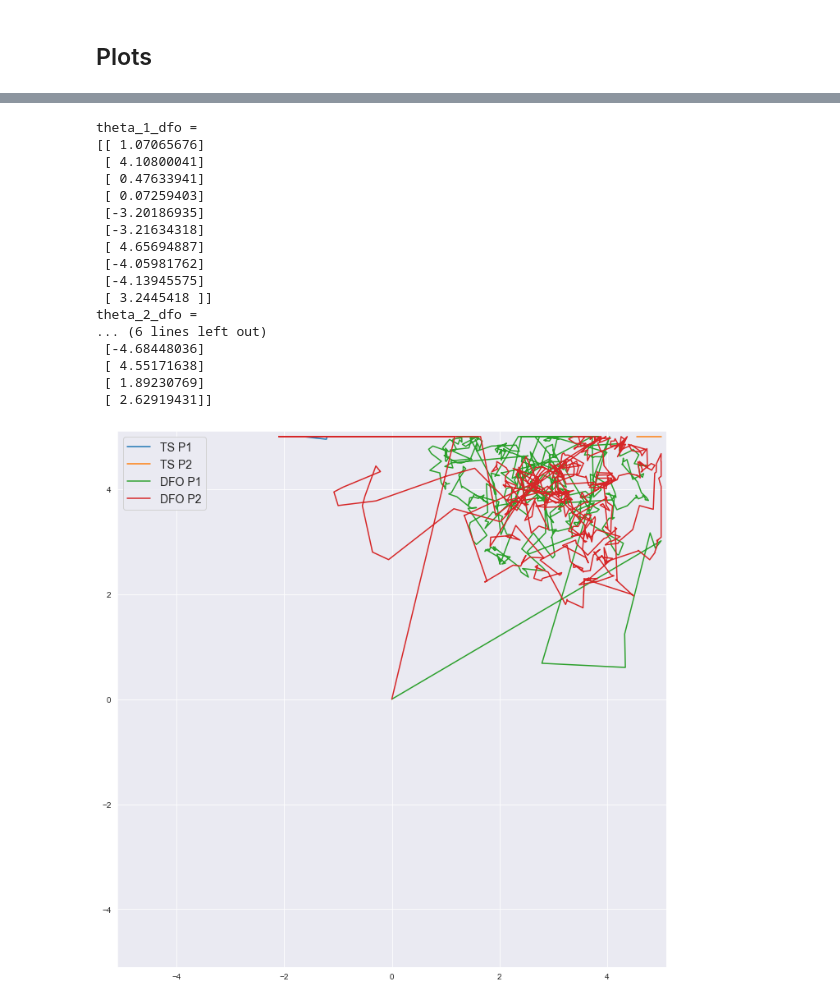
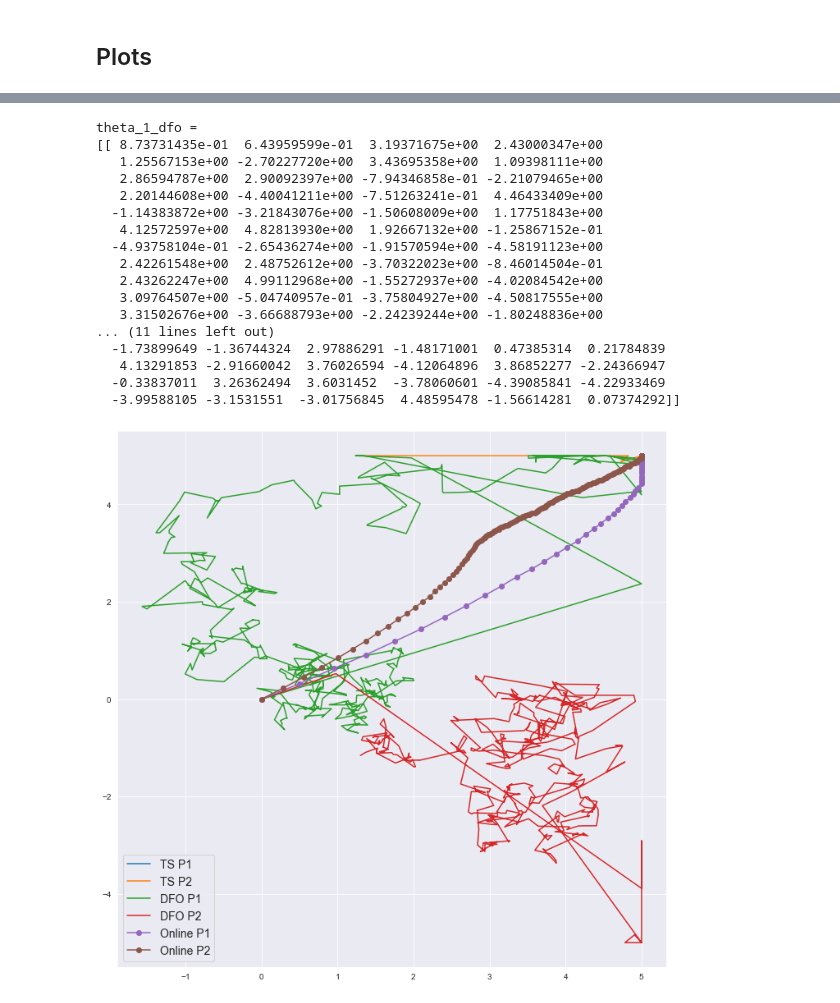
Before and after one commit to evanjfaulkner/DD-Games, a Jupyter notebook: Uber Lyft Simulation/Uber_vs_Lyft_sim.ipynb, the cells around one changed output, grey strips where cells are left out. Saved outputs shown, nothing was run; the diff lists cells and outputs as text; code cells hidden in the pictures.

Commit message:
online player and toy example

```diff
--- a/Uber Lyft Simulation/Uber_vs_Lyft_sim.ipynb
+++ b/Uber Lyft Simulation/Uber_vs_Lyft_sim.ipynb
@@ -54,14 +78,15 @@ np.random.seed(37)
 # %% [markdown]
 # Configurations
 # %%
-x = [17,2]  # [time, distance]
-g_uber = np.sum(g[np.where(cab_types_=='Uber'),:,:,np.where(distances_==x[1])], axis=3).reshape((-1,1))
-g_lyft = np.sum(g[np.where(cab_types_=='Lyft'),:,:,np.where(distances_==x[1])], axis=3).reshape((-1,1))
+g_uber = g[np.where(cab_types_=='Uber'),:,:].squeeze().reshape(-1,1)
+g_lyft = g[np.where(cab_types_=='Lyft'),:,:].squeeze().reshape(-1,1)
 
-prices_ = prices_.reshape((-1,1))
+prices_ = np.array([5*(i+1) for i in range(5)])
+prices_ = (prices_.reshape((-1,1))*np.ones((len(prices_),len(sources_)))).reshape(-1,1)
 
-print(f'g_uber = \n{g_uber}')
-print(f'g_lyft = \n{g_lyft}')
+# print(f'g_uber = \n{g_uber}')
+# print(f'g_lyft = \n{g_lyft}')
+# print(prices_)
 
 d_1 = len(g_uber)  # Dimension of each player's data/strategy
 d_2 = len(g_lyft)
@@ -77,7 +102,7 @@ gamma_p1 = 0.02*g_uber
 mu_p2 = -0.07*g_lyft
 gamma_p2 = 0.02*g_lyft
 
-print(f'mu_1 = \n{mu_p1}')
-print(f'gamma_1 = \n{gamma_p1}')
-print(f'mu_2 = \n{mu_p2}')
-print(f'gamma_2 = \n{gamma_p2}')
+# print(f'mu_1 = \n{mu_p1}')
+# print(f'gamma_1 = \n{gamma_p1}')
+# print(f'mu_2 = \n{mu_p2}')
+# print(f'gamma_2 = \n{gamma_p2}')
@@ -186,7 +193,7 @@ theta_final_p3 = []
 theta_final_p4 = []
 
 delta = 4e-1
-eta = 1e-1
+eta = 1e-2#1e-1 best so far
 num_test_dfo = 100
 num_rounds = num_rounds_lst[-1]
 
@@ -237,9 +244,9 @@ for i in trange(math.ceil(num_rounds/2/num_test_dfo)+1):
         theta_final_p3.append(game_dfo.theta_p1)
         theta_final_p4.append(game_dfo.theta_p2)
 
-        if False:
+        if True:
             print("---------------------")
-            print(f"Iteration {i}")
+            print(f"Iteration {i*2*num_test_dfo}")
             print("Player 3 risk:")
             print(p3_risks[-1])
 
@@ -372,41 +554,45 @@ theta_2_ts =
 # %%
-print(f'theta_1_dfo = \n{game_dfo.theta_p1}')
-print(f'theta_2_dfo = \n{game_dfo.theta_p2}')
+print(f'theta_1_dfo = \n{game_dfo.theta_p1.T}')
+print(f'theta_2_dfo = \n{game_dfo.theta_p2.T}')
 # %% [output]
 theta_1_dfo =
-[[ 1.07065676]
- [ 4.10800041]
- [ 0.47633941]
- [ 0.07259403]
- [-3.20186935]
- [-3.21634318]
- [ 4.65694887]
- [-4.05981762]
- [-4.13945575]
- [ 3.2445418 ]]
-theta_2_dfo =
-... (6 lines left out)
- [-4.68448036]
- [ 4.55171638]
- [ 1.89230769]
- [ 2.62919431]]
+[[ 8.73731435e-01  6.43959599e-01  3.19371675e+00  2.43000347e+00
+   1.25567153e+00 -2.70227720e+00  3.43695358e+00  1.09398111e+00
+   2.86594787e+00  2.90092397e+00 -7.94346858e-01 -2.21079465e+00
+   2.20144608e+00 -4.40041211e+00 -7.51263241e-01  4.46433409e+00
+  -1.14383872e+00 -3.21843076e+00 -1.50608009e+00  1.17751843e+00
+   4.12572597e+00  4.82813930e+00  1.92667132e+00 -1.25867152e-01
+  -4.93758104e-01 -2.65436274e+00 -1.91570594e+00 -4.58191123e+00
+   2.42261548e+00  2.48752612e+00 -3.70322023e+00 -8.46014504e-01
+   2.43262247e+00  4.99112968e+00 -1.55272937e+00 -4.02084542e+00
+   3.09764507e+00 -5.04740957e-01 -3.75804927e+00 -4.50817555e+00
+   3.31502676e+00 -3.66688793e+00 -2.24239244e+00 -1.80248836e+00
+... (11 lines left out)
+  -1.73899649 -1.36744324  2.97886291 -1.48171001  0.47385314  0.21784839
+   4.13291853 -2.91660042  3.76026594 -4.12064896  3.86852277 -2.24366947
+  -0.33837011  3.26362494  3.6031452  -3.78060601 -4.39085841 -4.22933469
+  -3.99588105 -3.1531551  -3.01756845  4.48595478 -1.56614281  0.07374292]]
 # %%
 plt.figure(figsize=(12,12))
 plt.plot(np.array(theta_final_p1)[:,0].squeeze(),
          np.array(theta_final_p1)[:,1].squeeze(), label='TS P1')
 plt.plot(np.array(theta_final_p2)[:,0].squeeze(),
          np.array(theta_final_p2)[:,1].squeeze(), label='TS P2')
 plt.plot(np.array(game_dfo.p1.theta_history)[:,0].squeeze(),
          np.array(game_dfo.p1.theta_history)[:,1].squeeze(), label='DFO P1')
 plt.plot(np.array(game_dfo.p2.theta_history)[:,0].squeeze(),
          np.array(game_dfo.p2.theta_history)[:,1].squeeze(), label='DFO P2')
-plt.xlim(-5.1,5.1)
-plt.ylim(-5.1,5.1)
+plt.plot(np.array(game_online.p1.theta_history)[:,0].squeeze(),
+         np.array(game_online.p1.theta_history)[:,1].squeeze(), '-o', label='Online P1')
+plt.plot(np.array(game_online.p2.theta_history)[:,0].squeeze(),
+         np.array(game_online.p2.theta_history)[:,1].squeeze(), '-o', label='Online P2')
+# plt.xlim(-5.1,5.1)
+# plt.ylim(-5.1,5.1)
 plt.legend(fontsize=14)
 plt.savefig('DD_regression_rideshare_trajectory.jpg', format='jpg')
 plt.show()
 # %% [output]
-[figure, old version]
+[figure, new version]
 # %%
 plt.figure(figsize=(10,7))
 plt.plot(-np.squeeze(game_dfo.p1.risk_history))
```
Also changed, not shown: parts of 14 cells of this notebook, 23 other files.
